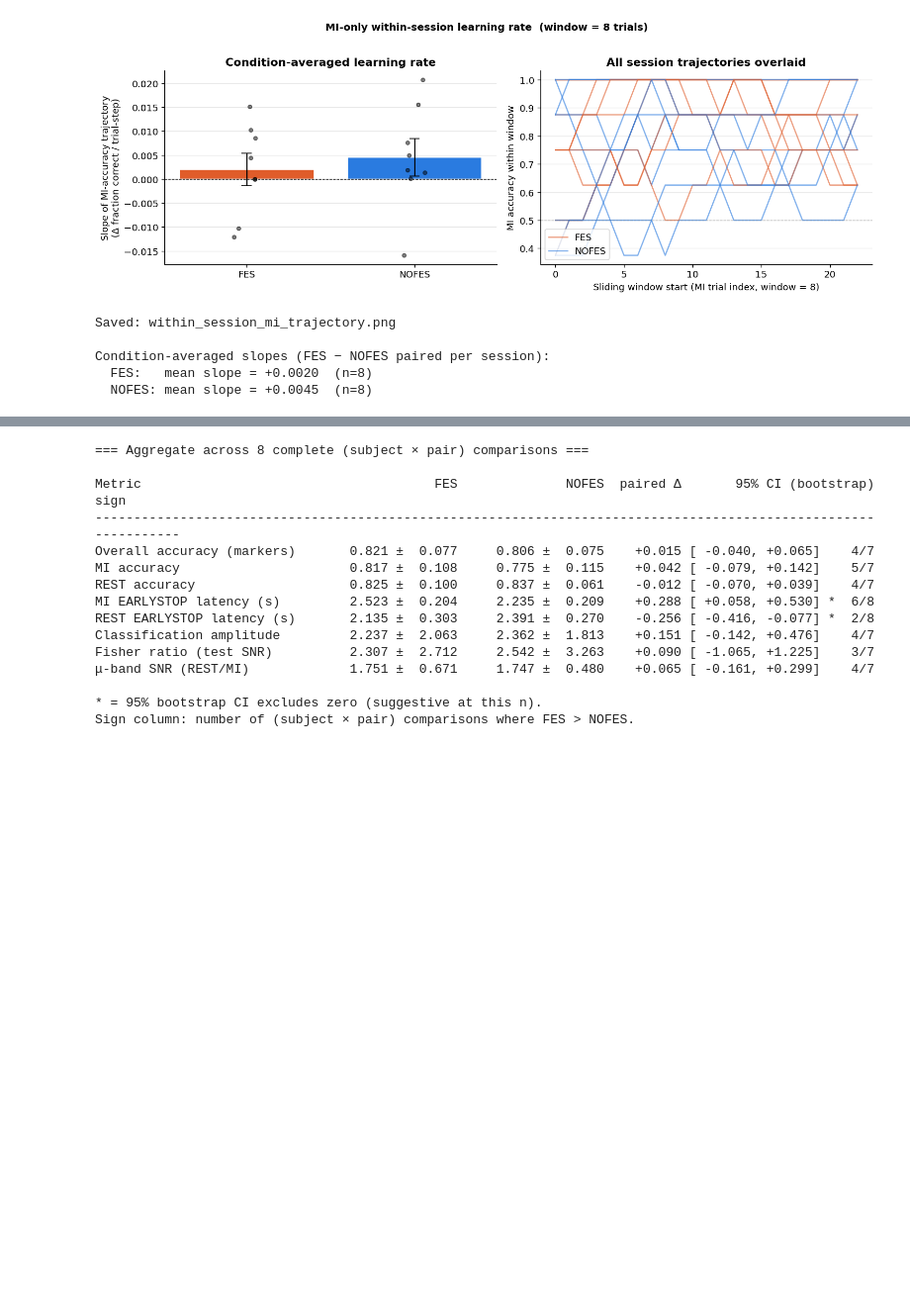
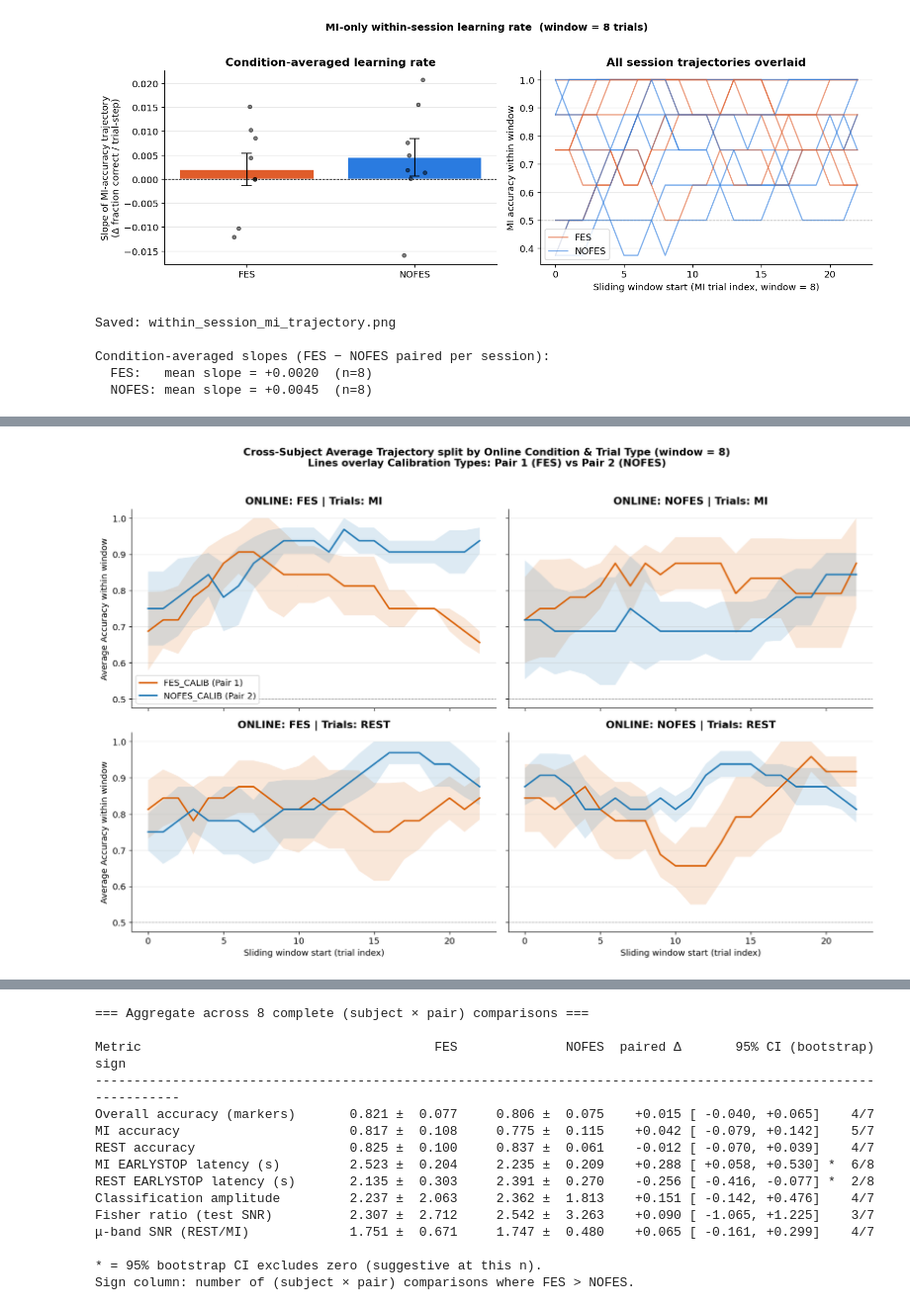
Before and after one commit to pulipakaa24/ECE374N, a Jupyter notebook: Final Project/overall_analysis.ipynb, the cells around one changed output, grey strips where cells are left out. Shown at 99% size. Drawn from its saved outputs; the diff is of its cells as text; code cells hidden in the pictures; blank space fills up the shorter version.

```diff
--- a/Final Project/overall_analysis.ipynb
+++ b/Final Project/overall_analysis.ipynb
@@ -1122,0 +1182,86 @@ Condition-averaged slopes (FES − NOFES paired per session):
+# %%
+# Re-calculate trajectories for BOTH MI and REST trials to support the requested 2x2 overlay
+WINDOW_BOTH = 8
+
+lr_results_all = []
+for r in results:
+    for trial_type in ['MI', 'REST']:
+        successes = np.array([int(t['success']) for t in r['trials'] if t['cls'] == trial_type])
+        if len(successes) < WINDOW_BOTH + 2:
+            continue
+        traj = np.array([successes[i:i+WINDOW_BOTH].mean()
+                         for i in range(len(successes) - WINDOW_BOTH + 1)])
+        lr_results_all.append(dict(
+            subj=r['subject'], pair=r['pair'], cond=r['condition'],
+            trial_type=trial_type, traj=traj
+        ))
+
+# Create a 2x2 grid: Rows = MI vs REST, Cols = ONLINE FES vs ONLINE NOFES
+# In each subplot, overlay Pair 1 (FES CALIB) vs Pair 2 (NOFES CALIB)
+fig, axes = plt.subplots(2, 2, figsize=(14, 9), sharey=True, sharex=True)
+fig.suptitle(f'Cross-Subject Average Trajectory split by Online Condition & Trial Type (window = {WINDOW_BOTH})\n'
+             'Lines overlay Calibration Types: Pair 1 (FES) vs Pair 2 (NOFES)',
+             fontsize=13, fontweight='bold', y=1.02)
+
+TRIAL_TYPES = ['MI', 'REST']
+ONLINE_CONDS = ['FES', 'NOFES']
+
+# Define distinct line colors / styles for the Calibration pairs to avoid confusion with Online Conds
+# Pair 1 (FES_CALIB) -> dark orange-ish
+# Pair 2 (NOFES_CALIB) -> dark blue-ish
+calib_style = {
+    'Pair1': {'color': '#d95f02', 'label': 'FES_CALIB (Pair 1)'},
+    'Pair2': {'color': '#1f78b4', 'label': 'NOFES_CALIB (Pair 2)'}
+}
+
+import warnings
+
+for row_idx, trial_type in enumerate(TRIAL_TYPES):
+    for col_idx, online_cond in enumerate(ONLINE_CONDS):
+        ax = axes[row_idx, col_idx]
+
+        for pair_prefix, style_info in calib_style.items():
+            # Extract trajectories matching this specific combination:
+            # (trial_type, online_cond, pair starts with Pair1 or Pair2)
+            match_subset = [r['traj'] for r in lr_results_all
+                            if r['trial_type'] == trial_type
+                            and r['cond'] == online_cond
+                            and r['pair'].startswith(pair_prefix)]
+
+            if not match_subset:
+                continue
+
+            max_len = max(len(t) for t in match_subset)
+            padded = np.full((len(match_subset), max_len), np.nan)
+            for j, t in enumerate(match_subset):
+                padded[j, :len(t)] = t
+
+            with warnings.catch_warnings():
+                warnings.simplefilter("ignore", category=RuntimeWarning)
+                mean_traj = np.nanmean(padded, axis=0)
+                n_present = np.sum(~np.isnan(padded), axis=0)
+                sem_traj = np.nanstd(padded, axis=0, ddof=1) / np.sqrt(n_present)
+
+            x_vals = np.arange(max_len)
+            ax.plot(x_vals, mean_traj, color=style_info['color'], label=style_info['label'], lw=2)
+            ax.fill_between(x_vals, mean_traj - sem_traj, mean_traj + sem_traj,
+                            color=style_info['color'], alpha=0.15, edgecolor='none')
+
+        ax.axhline(0.5, color='gray', linestyle='--', lw=0.8, alpha=0.6)
+        ax.set_title(f'ONLINE: {online_cond} | Trials: {trial_type}', fontweight='bold')
+        ax.grid(axis='y', alpha=0.3)
+        ax.spines[['top','right']].set_visible(False)
+
+        if row_idx == 1:
+            ax.set_xlabel('Sliding window start (trial index)')
+        if col_idx == 0:
+            ax.set_ylabel('Average Accuracy within window')
+        if row_idx == 0 and col_idx == 0:
+            ax.legend(loc='lower left')
+
+plt.tight_layout()
+plt.savefig('avg_within_session_trajectory_cross_overlay.png', dpi=150, bbox_inches='tight')
+plt.show()
+print('Saved: avg_within_session_trajectory_cross_overlay.png')
+# %% [output]
+[figure, added]
```
Also changed, not shown: parts of 2 cells of this notebook, 2 other files.
